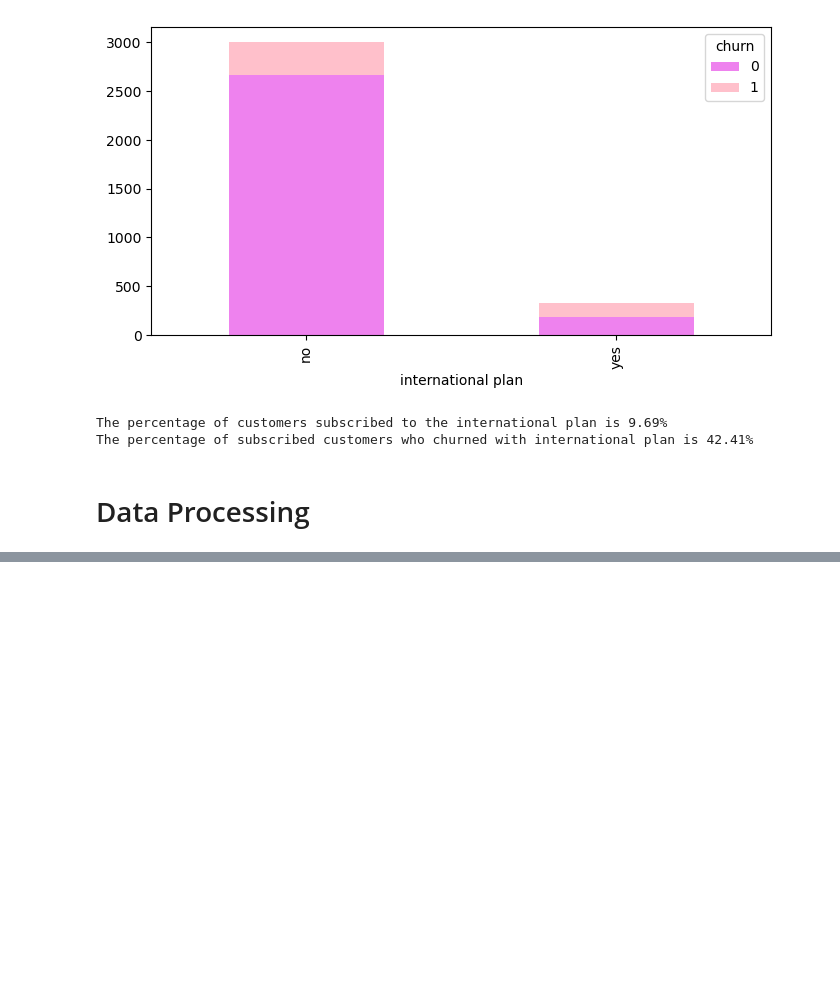
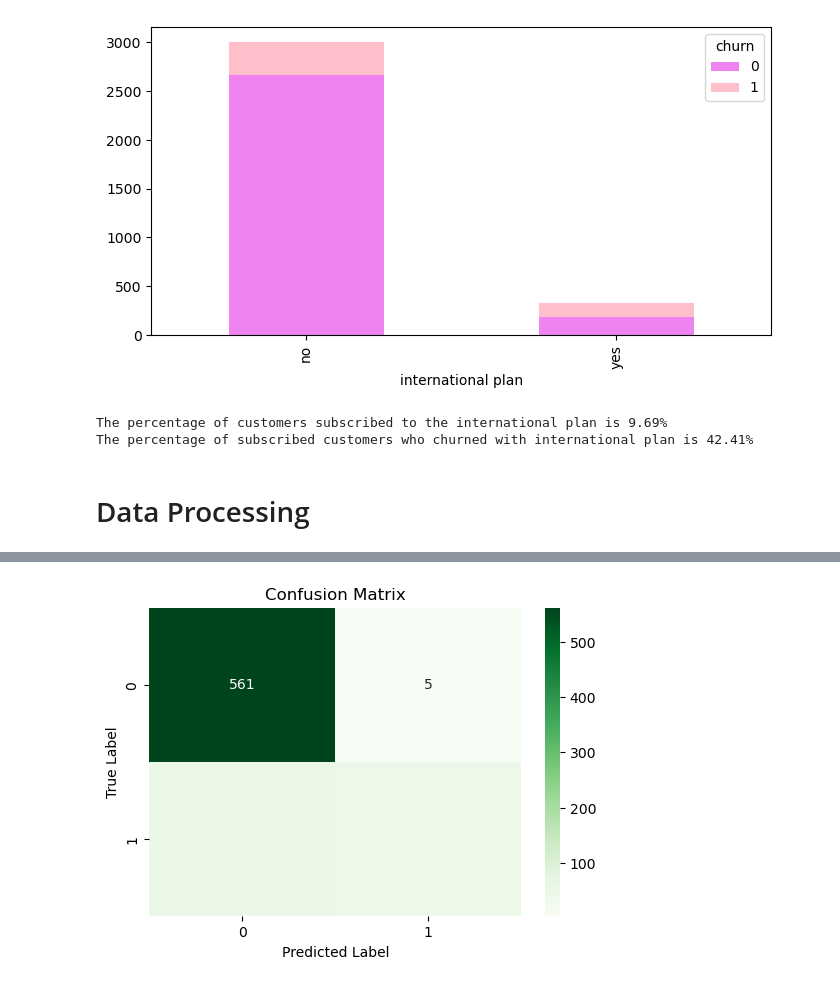
Before and after one commit to Mayoggz/SyriaTel-customer-churn, a Jupyter notebook: index.ipynb, the cells around one changed output, grey strips where cells are left out. Drawn from its saved outputs; the diff is of its cells as text; code cells hidden in the pictures; blank space fills up the shorter version.

```diff
--- a/index.ipynb
+++ b/index.ipynb
@@ -354,0 +791,14 @@ for col_name in cat_cols:
+# %%
+# Build GBM model
+gbm = GradientBoostingClassifier(random_state=42)
+
+# Train the model
+gbm.fit(X_train, y_train)
+
+# Make predictions
+y_pred = gbm.predict(X_test)
+
+# Evaluate model performance
+accuracy = accuracy_score(y_test, y_pred)
+print("Accuracy:", accuracy)
+print(classification_report(y_test, y_pred))
@@ -354,0 +815,13 @@ for col_name in cat_cols:
+# %%
+# Compute confusion matrix
+conf_m = confusion_matrix(y_test, y_pred)
+
+# Plot confusion matrix
+plt.figure(figsize=(6, 4))
+sns.heatmap(conf_m, annot=True, fmt='d', cmap='Greens')
+plt.xlabel('Predicted Label')
+plt.ylabel('True Label')
+plt.title('Confusion Matrix')
+plt.show()
+# %% [output]
+[figure, added]
```
Also changed, not shown: parts of 29 cells of this notebook.
